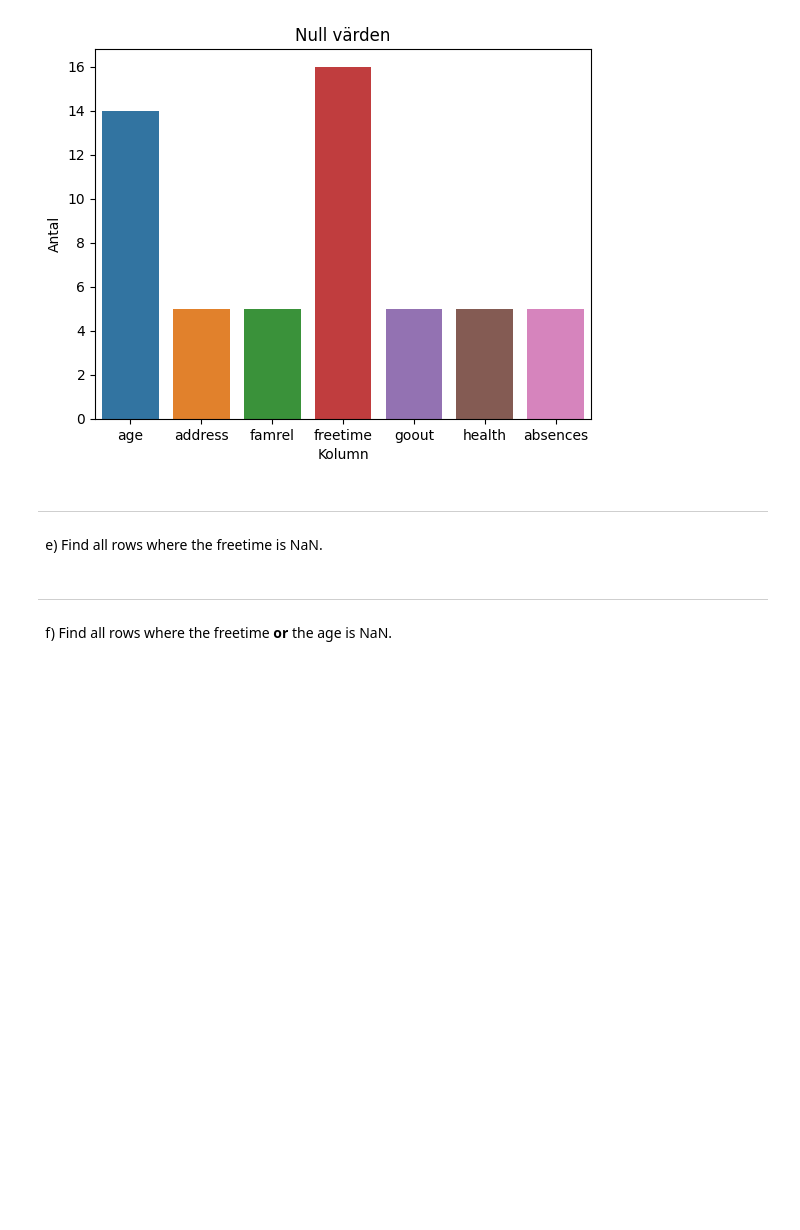
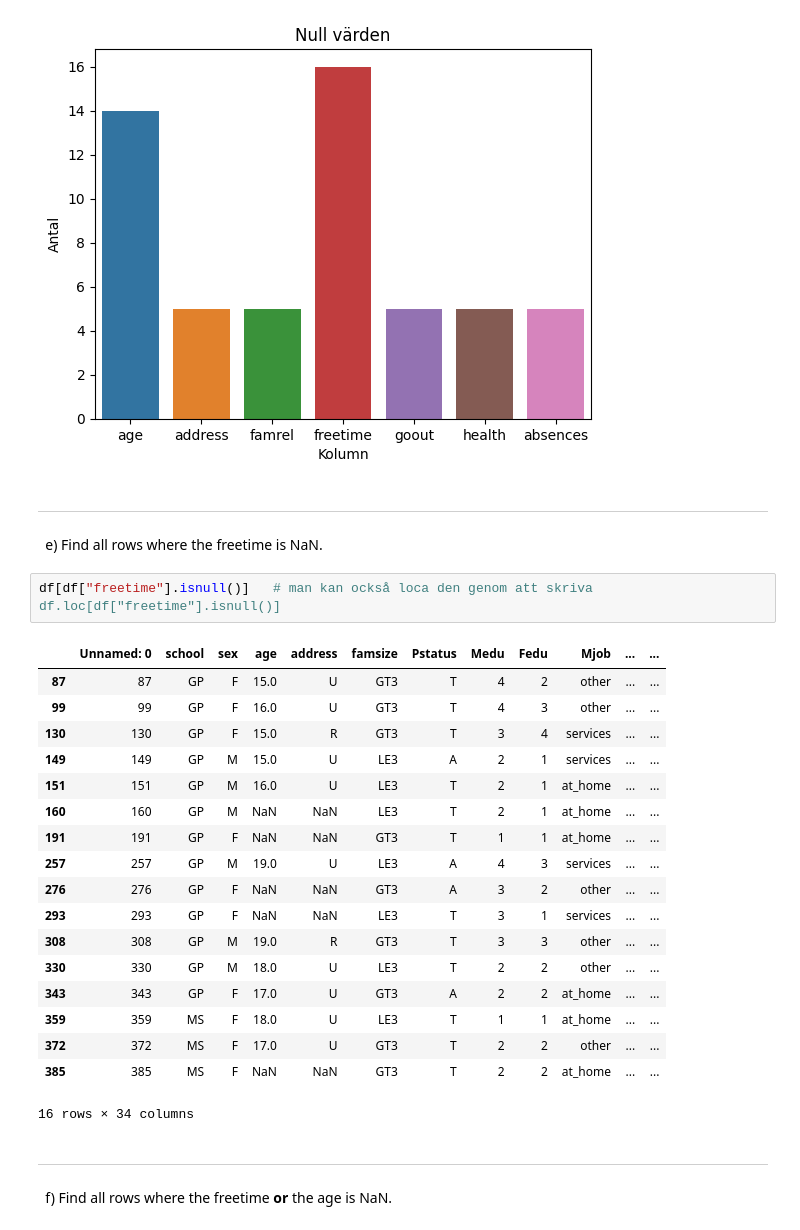
Before and after one commit to JoelOscarsson/Databehandling-JoelOscarsson, a Jupyter notebook: Assignments/L2-Missing-aggregation.ipynb, the cells around one changed output. Cells and saved outputs as stored; diff of their text form; blank space fills up the shorter version.

```diff
--- a/Assignments/L2-Missing-aggregation.ipynb
+++ b/Assignments/L2-Missing-aggregation.ipynb
@@ -131,6 +131,27 @@ plot_null_columns(df)
 # %% [markdown]
 -------------
 &nbsp; e) Find all rows where the freetime is NaN.
+# %%
+df[df["freetime"].isnull()]   # man kan också loca den genom att skriva df.loc[df["freetime"].isnull()]
+# %% [output]
+|  | Unnamed: 0 | school | sex | age | address | famsize | Pstatus | Medu | Fedu | Mjob | ... | ... |
+| 87 | 87 | GP | F | 15.0 | U | GT3 | T | 4 | 2 | other | ... | ... |
+| 99 | 99 | GP | F | 16.0 | U | GT3 | T | 4 | 3 | other | ... | ... |
+| 130 | 130 | GP | F | 15.0 | R | GT3 | T | 3 | 4 | services | ... | ... |
+| 149 | 149 | GP | M | 15.0 | U | LE3 | A | 2 | 1 | services | ... | ... |
+| 151 | 151 | GP | M | 16.0 | U | LE3 | T | 2 | 1 | at_home | ... | ... |
+| 160 | 160 | GP | M | NaN | NaN | LE3 | T | 2 | 1 | at_home | ... | ... |
+| 191 | 191 | GP | F | NaN | NaN | GT3 | T | 1 | 1 | at_home | ... | ... |
+| 257 | 257 | GP | M | 19.0 | U | LE3 | A | 4 | 3 | services | ... | ... |
+| 276 | 276 | GP | F | NaN | NaN | GT3 | A | 3 | 2 | other | ... | ... |
+| 293 | 293 | GP | F | NaN | NaN | LE3 | T | 3 | 1 | services | ... | ... |
+| 308 | 308 | GP | M | 19.0 | R | GT3 | T | 3 | 3 | other | ... | ... |
+| 330 | 330 | GP | M | 18.0 | U | LE3 | T | 2 | 2 | other | ... | ... |
+| 343 | 343 | GP | F | 17.0 | U | GT3 | A | 2 | 2 | at_home | ... | ... |
+| 359 | 359 | MS | F | 18.0 | U | LE3 | T | 1 | 1 | at_home | ... | ... |
+| 372 | 372 | MS | F | 17.0 | U | GT3 | T | 2 | 2 | other | ... | ... |
+| 385 | 385 | MS | F | NaN | NaN | GT3 | T | 2 | 2 | at_home | ... | ... |
+16 rows × 34 columns
 # %% [markdown]
 ----------------
 &nbsp; f) Find all rows where the freetime **or** the age is NaN.
```
Also changed, not shown: parts of 1 cell of this notebook.
